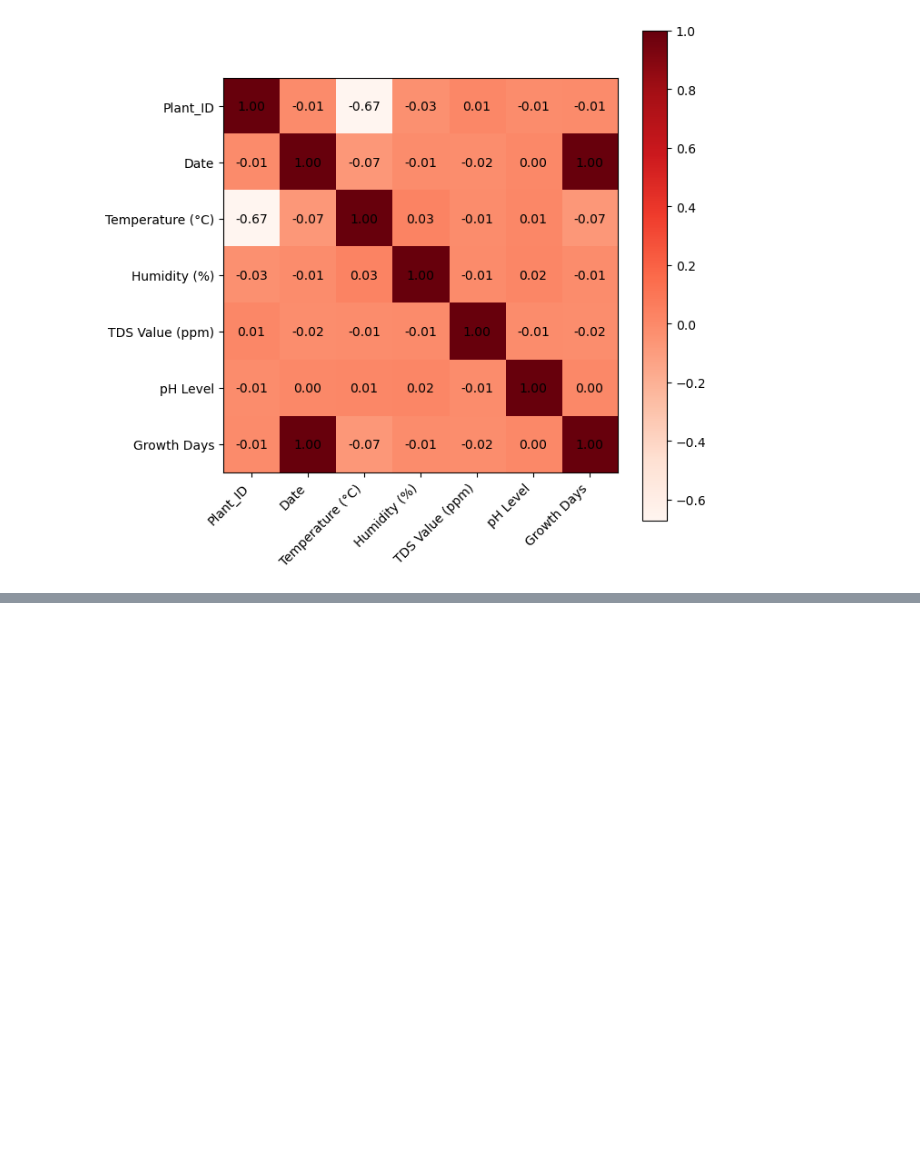
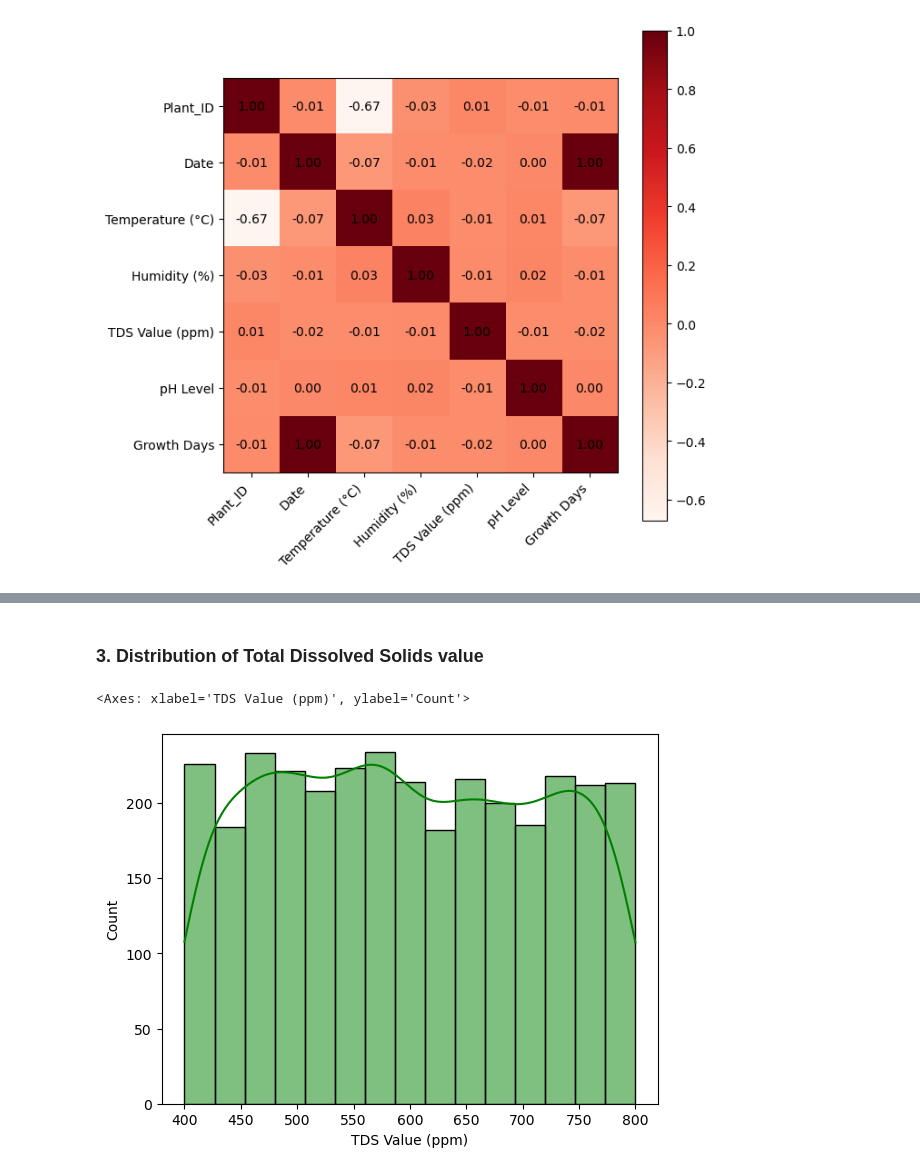
Before and after one commit to MoeTheDataGuru/portfolio, a Jupyter notebook: Lettuce Growth Analysis/EDA Notebook/EDA.ipynb, the cells around one changed output, grey strips where cells are left out. Saved outputs shown, nothing was run; the diff lists cells and outputs as text; code cells hidden in the pictures; blank space fills up the shorter version.

```diff
--- a/Lettuce Growth Analysis/EDA Notebook/EDA.ipynb
+++ b/Lettuce Growth Analysis/EDA Notebook/EDA.ipynb
@@ -107,0 +125,7 @@ plt.show()
+# %% [markdown]
+### 3. Distribution of Total Dissolved Solids value
+# %%
+sns.histplot(data = df, x = df['TDS Value (ppm)'], color = 'green', kde = True)
+# %% [output]
+<Axes: xlabel='TDS Value (ppm)', ylabel='Count'>
+[figure, added]
```
Also changed, not shown: parts of 8 cells of this notebook.
